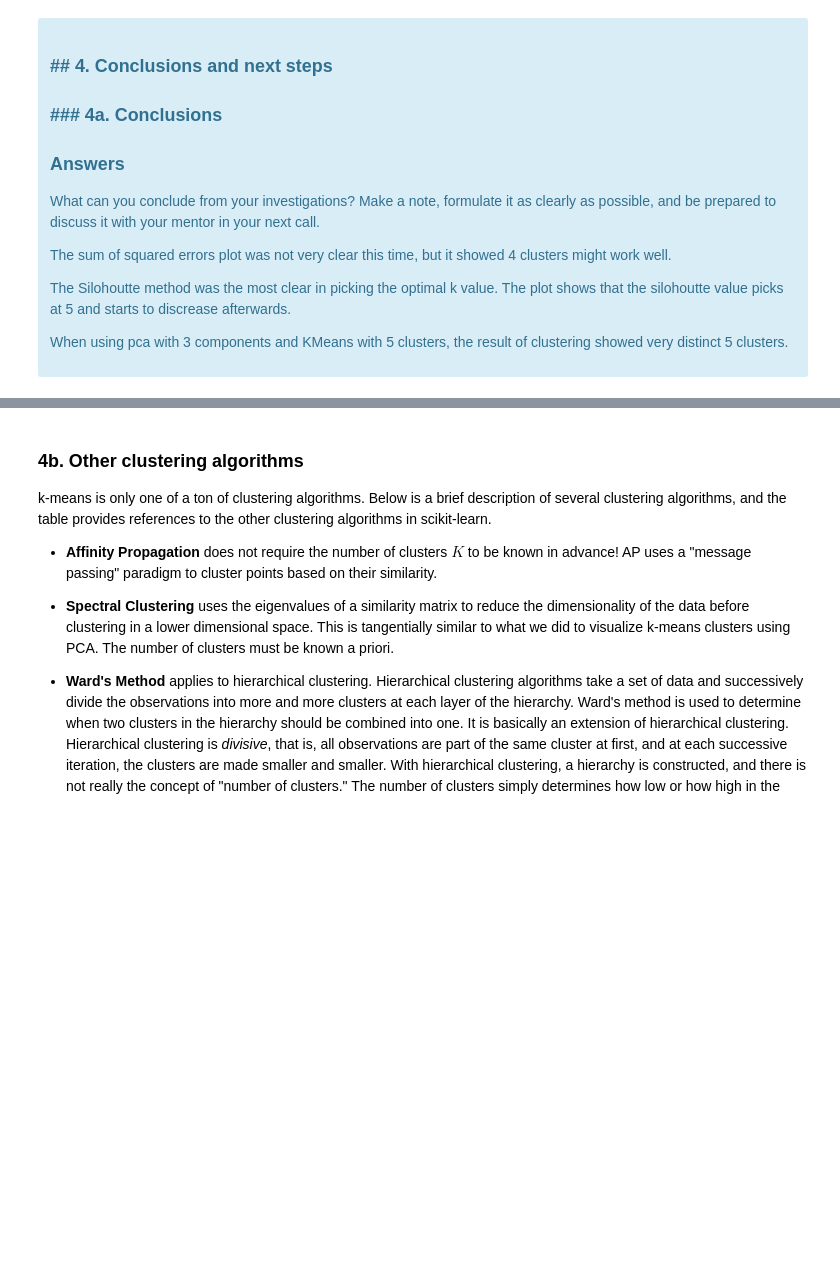
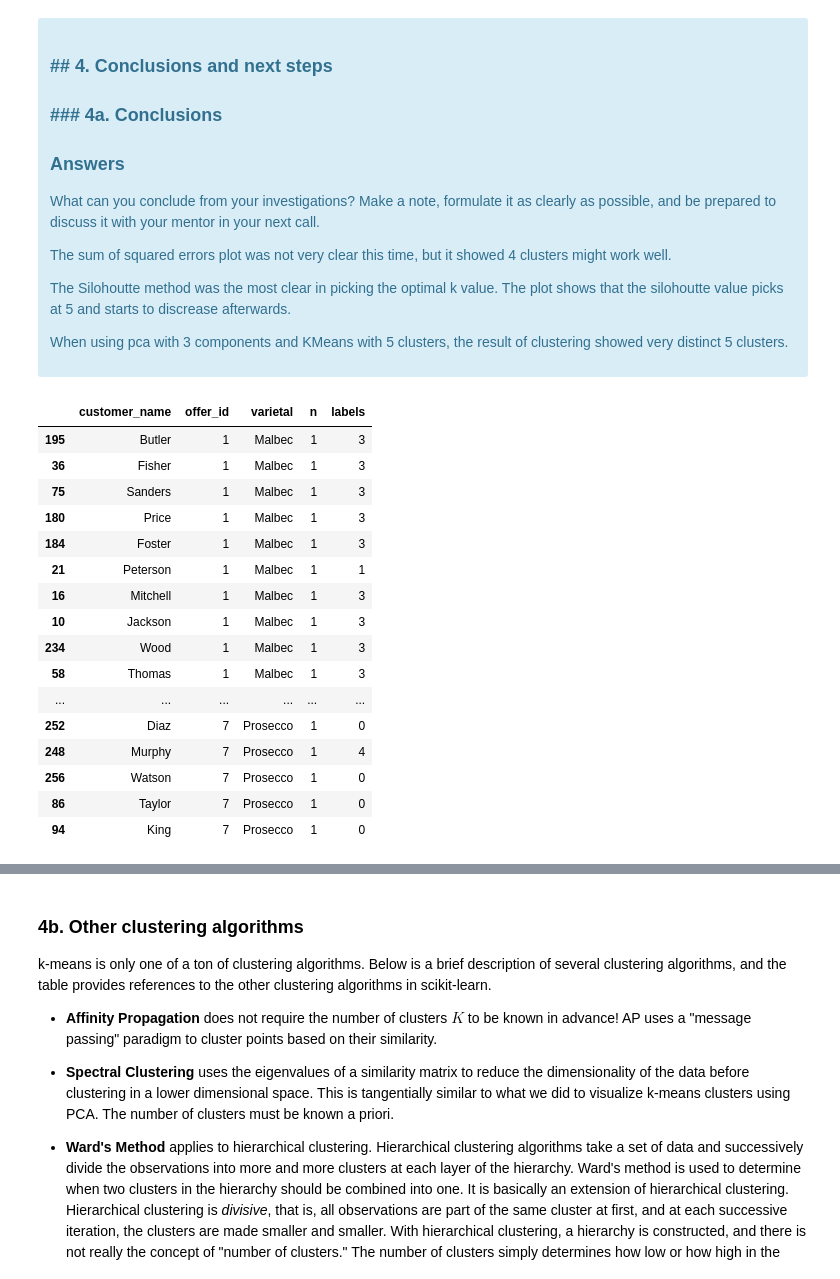
Before and after one commit to meskeremg/MeskiSBWork, a Jupyter notebook: Clustering Case Study - Customer Segmentation with K-Means - Meskerem Goshime.ipynb, the cells around one changed output, grey strips where cells are left out. Cells and saved outputs as stored; diff of their text form; code cells hidden in the pictures; blank space fills up the shorter version.

```diff
--- a/Clustering Case Study - Customer Segmentation with K-Means - Meskerem Goshime.ipynb
+++ b/Clustering Case Study - Customer Segmentation with K-Means - Meskerem Goshime.ipynb
@@ -502,3 +501,30 @@ pca3_labels
 
 <p>When using pca with 3 components and KMeans with 5 clusters, the result of clustering showed very distinct 5 clusters.</p>
 </div>
+# %%
+#pca3_labels.info
+df_analysis = df[['customer_name', 'offer_id', 'varietal', 'n']]
+#df_analysis['labels']
+
+df_analysis = df_analysis.merge(pca3_labels, left_on='customer_name', right_on='customer_name')
+df_analysis = df_analysis[['customer_name', 'offer_id', 'varietal', 'n', 'labels']]
+df_analysis.sort_values('offer_id').head(60)
+#df_analysis.head(50)
+# %% [output]
+|  | customer_name | offer_id | varietal | n | labels |
+| 195 | Butler | 1 | Malbec | 1 | 3 |
+| 36 | Fisher | 1 | Malbec | 1 | 3 |
+| 75 | Sanders | 1 | Malbec | 1 | 3 |
+| 180 | Price | 1 | Malbec | 1 | 3 |
+| 184 | Foster | 1 | Malbec | 1 | 3 |
+| 21 | Peterson | 1 | Malbec | 1 | 1 |
+| 16 | Mitchell | 1 | Malbec | 1 | 3 |
+| 10 | Jackson | 1 | Malbec | 1 | 3 |
+| 234 | Wood | 1 | Malbec | 1 | 3 |
+| 58 | Thomas | 1 | Malbec | 1 | 3 |
+| ... | ... | ... | ... | ... | ... |
+| 252 | Diaz | 7 | Prosecco | 1 | 0 |
+| 248 | Murphy | 7 | Prosecco | 1 | 4 |
+| 256 | Watson | 7 | Prosecco | 1 | 0 |
+| 86 | Taylor | 7 | Prosecco | 1 | 0 |
+| 94 | King | 7 | Prosecco | 1 | 0 |
```
Also changed, not shown: parts of 7 cells of this notebook.
